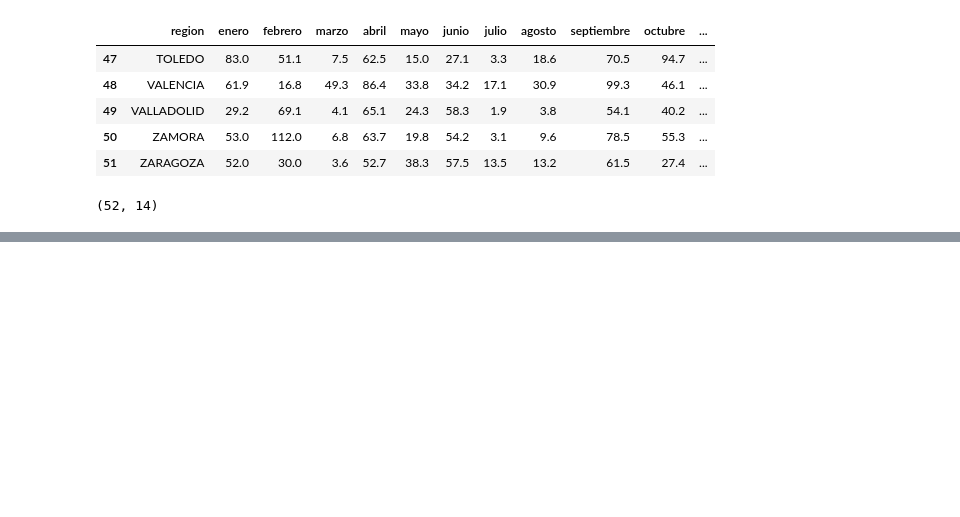
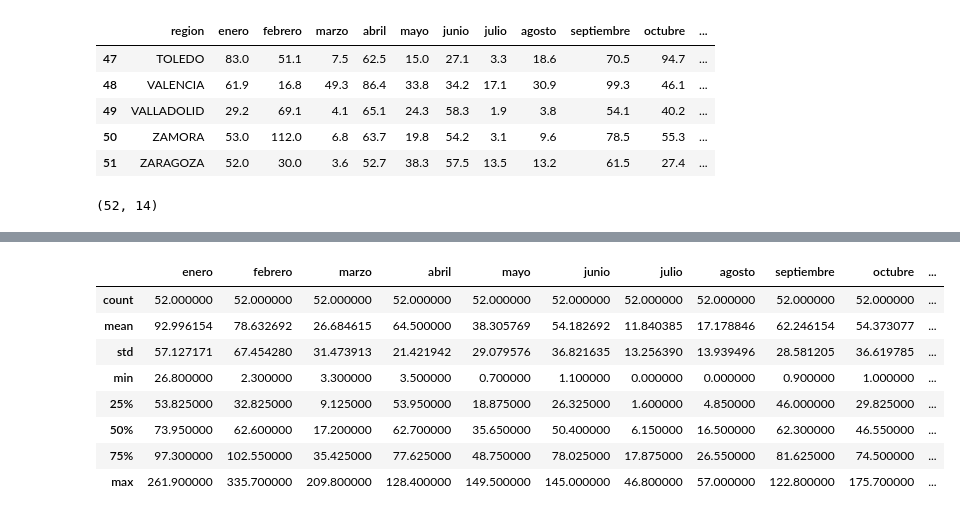
Before and after one commit to MyAppsTest/ciencia_datos_udemy_fg, a Jupyter notebook: CienciaDeDatos_con_Federico.ipynb, the cells around one changed output, grey strips where cells are left out. Drawn from its saved outputs; the diff is of its cells as text; code cells hidden in the pictures; blank space fills up the shorter version.

```diff
--- a/CienciaDeDatos_con_Federico.ipynb
+++ b/CienciaDeDatos_con_Federico.ipynb
@@ -55,0 +83,12 @@ df.shape
+# %%
+df.describe()
+# %% [output]
+|  | enero | febrero | marzo | abril | mayo | junio | julio | agosto | septiembre | octubre | ... |
+| count | 52.000000 | 52.000000 | 52.000000 | 52.000000 | 52.000000 | 52.000000 | 52.000000 | 52.000000 | 52.000000 | 52.000000 | ... |
+| mean | 92.996154 | 78.632692 | 26.684615 | 64.500000 | 38.305769 | 54.182692 | 11.840385 | 17.178846 | 62.246154 | 54.373077 | ... |
+| std | 57.127171 | 67.454280 | 31.473913 | 21.421942 | 29.079576 | 36.821635 | 13.256390 | 13.939496 | 28.581205 | 36.619785 | ... |
+| min | 26.800000 | 2.300000 | 3.300000 | 3.500000 | 0.700000 | 1.100000 | 0.000000 | 0.000000 | 0.900000 | 1.000000 | ... |
+| 25% | 53.825000 | 32.825000 | 9.125000 | 53.950000 | 18.875000 | 26.325000 | 1.600000 | 4.850000 | 46.000000 | 29.825000 | ... |
+| 50% | 73.950000 | 62.600000 | 17.200000 | 62.700000 | 35.650000 | 50.400000 | 6.150000 | 16.500000 | 62.300000 | 46.550000 | ... |
+| 75% | 97.300000 | 102.550000 | 35.425000 | 77.625000 | 48.750000 | 78.025000 | 17.875000 | 26.550000 | 81.625000 | 74.500000 | ... |
+| max | 261.900000 | 335.700000 | 209.800000 | 128.400000 | 149.500000 | 145.000000 | 46.800000 | 57.000000 | 122.800000 | 175.700000 | ... |
```
Also changed, not shown: parts of 13 cells of this notebook.
